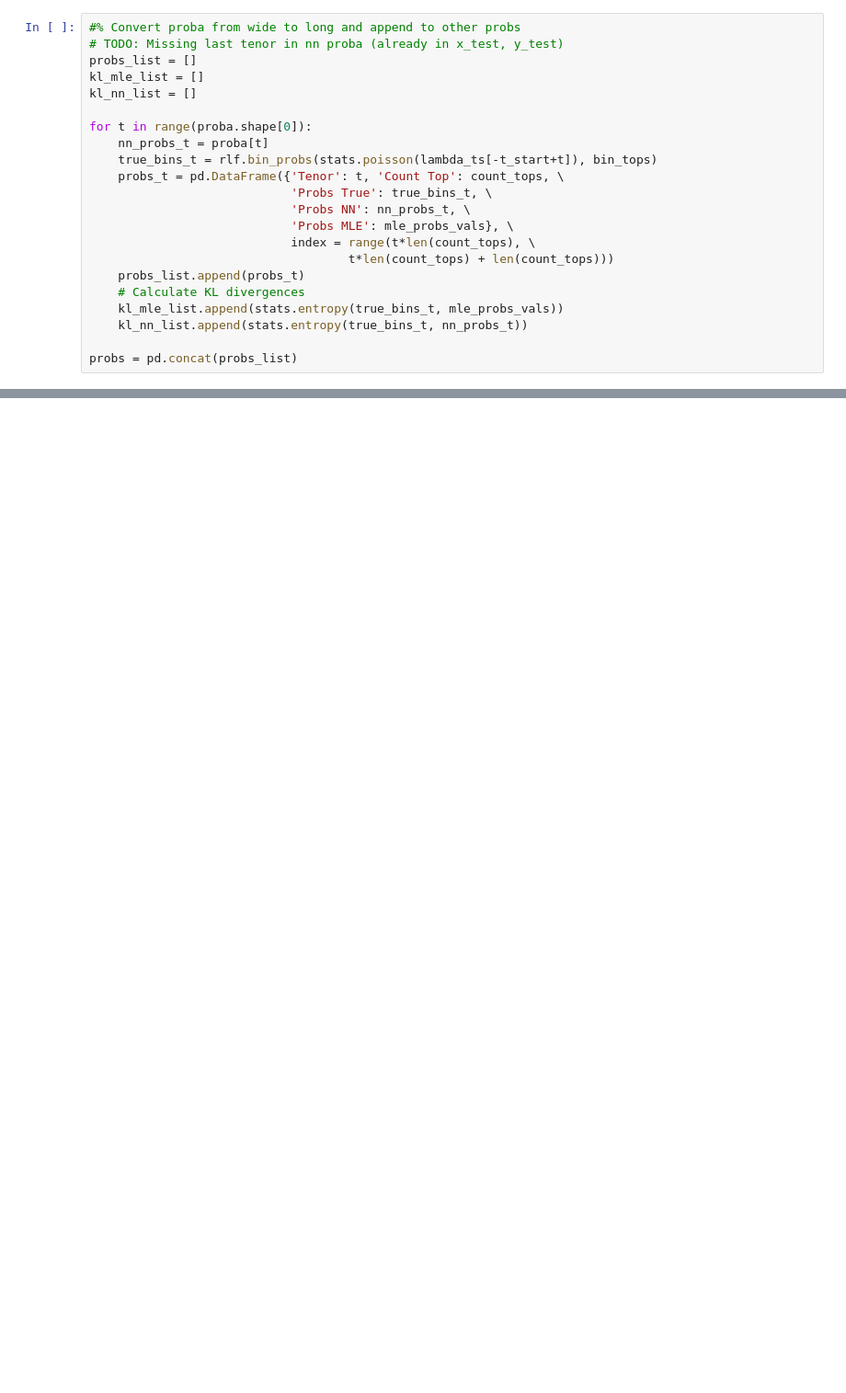
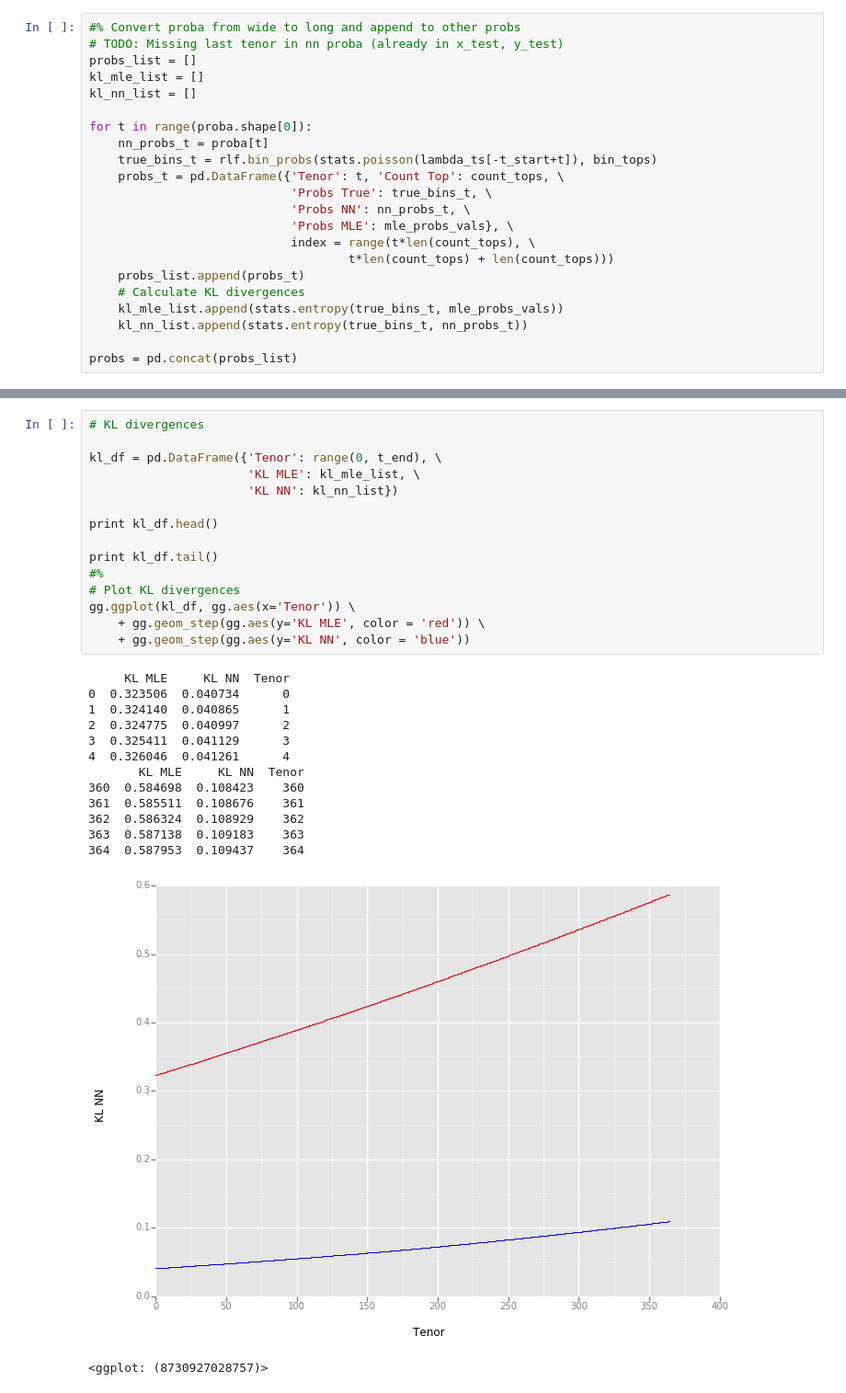
Before and after one commit to munichpavel/oprisklearning, a Jupyter notebook: risklearning_demo.ipynb, the cells around one changed output, grey strips where cells are left out. Shown at 92% size. Cells and saved outputs as stored; diff of their text form; blank space fills up the shorter version.

```diff
--- a/risklearning_demo.ipynb
+++ b/risklearning_demo.ipynb
@@ -234,0 +191,30 @@ gg.ggplot(probs_tail, gg.aes(x='Count Top',weight='Probs True')) \
+# %%
+# KL divergences
+
+kl_df = pd.DataFrame({'Tenor': range(0, t_end), \
+                      'KL MLE': kl_mle_list, \
+                      'KL NN': kl_nn_list})
+
+print kl_df.head()
+
+print kl_df.tail()
+#%
+# Plot KL divergences
+gg.ggplot(kl_df, gg.aes(x='Tenor')) \
+    + gg.geom_step(gg.aes(y='KL MLE', color = 'red')) \
+    + gg.geom_step(gg.aes(y='KL NN', color = 'blue'))
+# %% [output]
+     KL MLE     KL NN  Tenor
+0  0.323506  0.040734      0
+1  0.324140  0.040865      1
+2  0.324775  0.040997      2
+3  0.325411  0.041129      3
+4  0.326046  0.041261      4
+       KL MLE     KL NN  Tenor
+360  0.584698  0.108423    360
+361  0.585511  0.108676    361
+362  0.586324  0.108929    362
+363  0.587138  0.109183    363
+364  0.587953  0.109437    364
+[figure, added]
+<ggplot: (8730927028757)>
```
Also changed, not shown: parts of 14 cells of this notebook.
